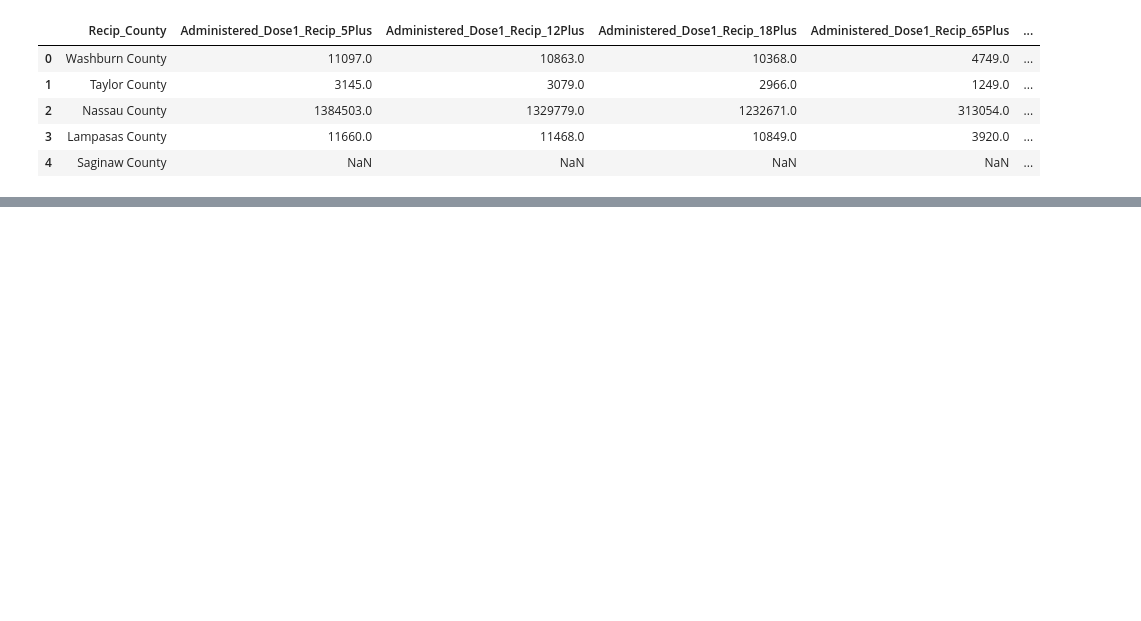
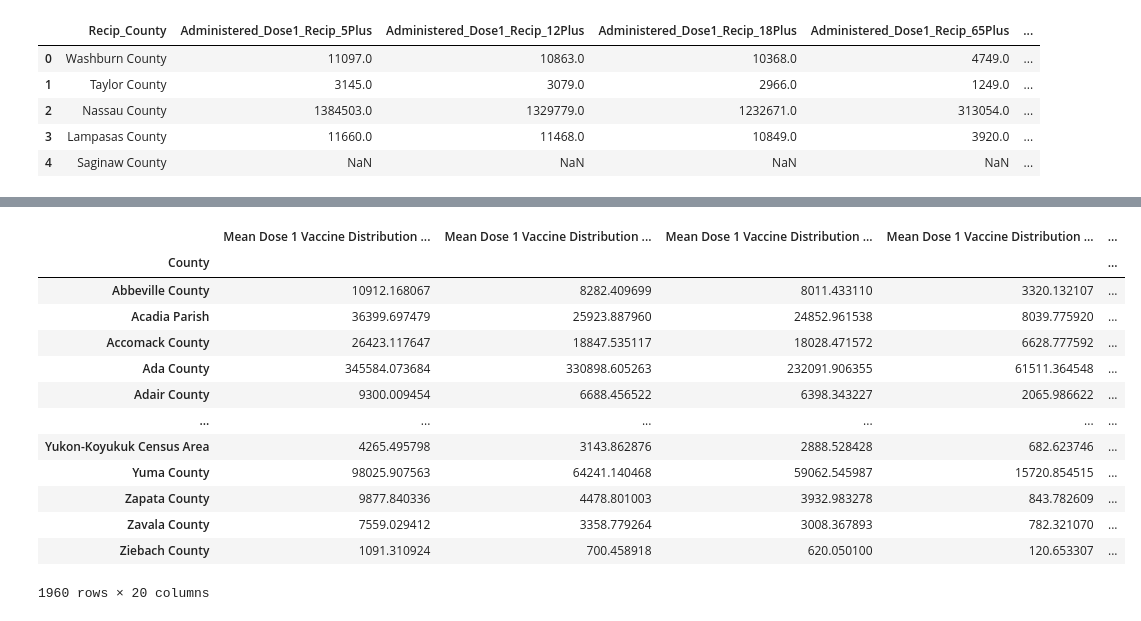
Before and after one commit to tinalina1003/Project1-Group4, a Jupyter notebook: Keyana/Vaccinations Administered by County.ipynb, the cells around one changed output, grey strips where cells are left out. Saved outputs shown, nothing was run; the diff lists cells and outputs as text; code cells hidden in the pictures; blank space fills up the shorter version.

```diff
--- a/Keyana/Vaccinations Administered by County.ipynb
+++ b/Keyana/Vaccinations Administered by County.ipynb
@@ -125,52 +125,67 @@ for county in countys:
     lat.append["results"]["location"]["lat"]
     lon.append["results"]["location"]["lng"]
 # %%
-# Statistical summary for 1 dose
+# Statistical summary for total 1 dose  (need to change)
 #Alter once totals for vaccinations of dose 1 and series calculated
-mean_dose1_5 = vaccine_df['Administered_Dose1_Recip_5Plus'].groupby(vaccine_df['County']).mean()
-median_dose1_5 = vaccine_df['Administered_Dose1_Recip_5Plus'].groupby(vaccine_df['County']).median()
-variance_dose1_5 = vaccine_study_df['Administered_Dose1_Recip_5Plus'].groupby(vaccine_df['County']).var()
-std_dev_dose1_5 = vaccine_df['Administered_Dose1_Recip_5Plus'].groupby(vaccine_df['County']).std()
-sem_dose1_5 = vaccine_df['Administered_Dose1_Recip_5Plus'].groupby(vaccine_df['County']).sem()
+mean_dose1_5 = vaccine_df['Administered Dose 1 (5 Plus)'].groupby(vaccine_df['County']).mean()
+median_dose1_5 = vaccine_df['Administered Dose 1 (5 Plus)'].groupby(vaccine_df['County']).median()
+variance_dose1_5 = vaccine_df['Administered Dose 1 (5 Plus)'].groupby(vaccine_df['County']).var()
+std_dev_dose1_5 = vaccine_df['Administered Dose 1 (5 Plus)'].groupby(vaccine_df['County']).std()
+sem_dose1_5 = vaccine_df['Administered Dose 1 (5 Plus)'].groupby(vaccine_df['County']).sem()
 
-mean_dose1_12 = vaccine_df['Administered_Dose1_Recip_12Plus'].groupby(vaccine_df['County']).mean()
-median_dose1_12 = vaccine_df['Administered_Dose1_Recip_12Plus'].groupby(vaccine_df['County']).median()
-variance_dose1_12 = vaccine_df['Administered_Dose1_Recip_12Plus'].groupby(vaccine_df['County']).var()
-std_dev_dose1_12 = vaccine_df['Administered_Dose1_Recip_12Plus'].groupby(vaccine_df['County']).std()
-sem_dose1_12 = vaccine_df['Administered_Dose1_Recip_12Plus'].groupby(vaccine_df['County']).sem()
+mean_dose1_12 = vaccine_df['Administered Dose 1 (12 Plus)'].groupby(vaccine_df['County']).mean()
+median_dose1_12 = vaccine_df['Administered Dose 1 (12 Plus)'].groupby(vaccine_df['County']).median()
+variance_dose1_12 = vaccine_df['Administered Dose 1 (12 Plus)'].groupby(vaccine_df['County']).var()
+std_dev_dose1_12 = vaccine_df['Administered Dose 1 (12 Plus)'].groupby(vaccine_df['County']).std()
+sem_dose1_12 = vaccine_df['Administered Dose 1 (12 Plus)'].groupby(vaccine_df['County']).sem()
 
-mean_dose1_18 = vaccine_df['Administered_Dose1_Recip_18Plus'].groupby(vaccine_df['County']).mean()
-median_dose1_18 = vaccine_df['Administered_Dose1_Recip_18Plus'].groupby(vaccine_df['County']).median()
-variance_dose1_18 = vaccine_df['Administered_Dose1_Recip_18Plus'].groupby(vaccine_df['County']).var()
-std_dev_dose1_18 = vaccine_df['Administered_Dose1_Recip_18Plus'].groupby(vaccine_df['County']).std()
-sem_dose1_18 = vaccine_df['Administered_Dose1_Recip_18Plus'].groupby(vaccine_df['County']).sem()
+mean_dose1_18 = vaccine_df['Administered Dose 1 (18 Plus)'].groupby(vaccine_df['County']).mean()
+median_dose1_18 = vaccine_df['Administered Dose 1 (18 Plus)'].groupby(vaccine_df['County']).median()
+variance_dose1_18 = vaccine_df['Administered Dose 1 (18 Plus)'].groupby(vaccine_df['County']).var()
+std_dev_dose1_18 = vaccine_df['Administered Dose 1 (18 Plus)'].groupby(vaccine_df['County']).std()
+sem_dose1_18 = vaccine_df['Administered Dose 1 (18 Plus)'].groupby(vaccine_df['County']).sem()
 
-mean_dose1_65 = vaccine_df['Administered_Dose1_Recip_65Plus'].groupby(vaccine_df['County']).mean()
-median_dose1_65 = vaccine_df['Administered_Dose1_Recip_65Plus'].groupby(vaccine_df['County']).median()
-variance_dose1_65 = vaccine_df['Administered_Dose1_Recip_65Plus'].groupby(vaccine_df['County']).var()
-std_dev_dose1_65 = vaccine_df['Administered_Dose1_Recip_65Plus'].groupby(vaccine_df['County']).std()
-sem_dose1_65 = vaccine_df['Administered_Dose1_Recip_65Plus'].groupby(vaccine_df['County']).sem()
+mean_dose1_65 = vaccine_df['Administered Dose 1 (65 Plus)'].groupby(vaccine_df['County']).mean()
+median_dose1_65 = vaccine_df['Administered Dose 1 (65 Plus)'].groupby(vaccine_df['County']).median()
+variance_dose1_65 = vaccine_df['Administered Dose 1 (65 Plus)'].groupby(vaccine_df['County']).var()
+std_dev_dose1_65 = vaccine_df['Administered Dose 1 (65 Plus)'].groupby(vaccine_df['County']).std()
+sem_dose1_65 = vaccine_df['Administered Dose 1 (65 Plus)'].groupby(vaccine_df['County']).sem()
 
 summary_dose1_df = pd.DataFrame({"Mean Dose 1 Vaccine Distribution (Age 5+)": mean_dose1_5,
                            "Mean Dose 1 Vaccine Distribution (Age 12+)": mean_dose1_12,
                            "Mean Dose 1 Vaccine Distribution (Age 18+)": mean_dose1_18,
                            "Mean Dose 1 Vaccine Distribution (Age 65+)": mean_dose1_65,
                            "Median Dose 1 Vaccine Distribution (Age 5+)": median_dose1_5,
                            "Median Dose 1 Vaccine Distribution (Age 12+)": median_dose1_12,
                            "Median Dose 1 Vaccine Distribution (Age 18+)": median_dose1_18,
                            "Median Dose 1 Vaccine Distribution (Age 65+)": median_dose1_65,
                            "Dose 1 Vaccine Distribution Variance (Age 5+)": variance_dose1_5,
                            "Dose 1 Vaccine Distribution Variance (Age 12+)": variance_dose1_12,
                            "Dose 1 Vaccine Distribution Variance (Age 18+)": variance_dose1_18,
                            "Dose 1 Vaccine Distribution Variance (Age 65+)": variance_dose1_65,
                            "Dose 1 Vaccine Distribution Std. Dev (Age 5+)": std_dev_dose1_5,
                            "Dose 1 Vaccine Distribution Std. Dev (Age 12+)": std_dev_dose1_12,
                            "Dose 1 Vaccine Distribution Std. Dev (Age 18+)": std_dev_dose1_18,
                            "Dose 1 Vaccine Distribution Std. Dev (Age 65+)": std_dev_dose1_65,
                            "Dose 1 Vaccine Distribution Std. Err. (Age 5+)": sem_dose1_5,
                            "Dose 1 Vaccine Distribution Std. Err. (Age 12+)": sem_dose1_12,
                            "Dose 1 Vaccine Distribution Std. Err. (Age 18+)": sem_dose1_18,
                            "Dose 1 Vaccine Distribution Std. Err. (Age 65+)": sem_dose1_65})
 summary_dose1_df
+# %% [output]
+|  | Mean Dose 1 Vaccine Distribution ... | Mean Dose 1 Vaccine Distribution ... | Mean Dose 1 Vaccine Distribution ... | Mean Dose 1 Vaccine Distribution ... | ... |
+| County |  |  |  |  | ... |
+| Abbeville County | 10912.168067 | 8282.409699 | 8011.433110 | 3320.132107 | ... |
+| Acadia Parish | 36399.697479 | 25923.887960 | 24852.961538 | 8039.775920 | ... |
+| Accomack County | 26423.117647 | 18847.535117 | 18028.471572 | 6628.777592 | ... |
+| Ada County | 345584.073684 | 330898.605263 | 232091.906355 | 61511.364548 | ... |
+| Adair County | 9300.009454 | 6688.456522 | 6398.343227 | 2065.986622 | ... |
+| ... | ... | ... | ... | ... | ... |
+| Yukon-Koyukuk Census Area | 4265.495798 | 3143.862876 | 2888.528428 | 682.623746 | ... |
+| Yuma County | 98025.907563 | 64241.140468 | 59062.545987 | 15720.854515 | ... |
+| Zapata County | 9877.840336 | 4478.801003 | 3932.983278 | 843.782609 | ... |
+| Zavala County | 7559.029412 | 3358.779264 | 3008.367893 | 782.321070 | ... |
+| Ziebach County | 1091.310924 | 700.458918 | 620.050100 | 120.653307 | ... |
+1960 rows × 20 columns
 # %%
 # Statistical summary for series
```
Also changed, not shown: parts of 9 cells of this notebook, 3 other files.
